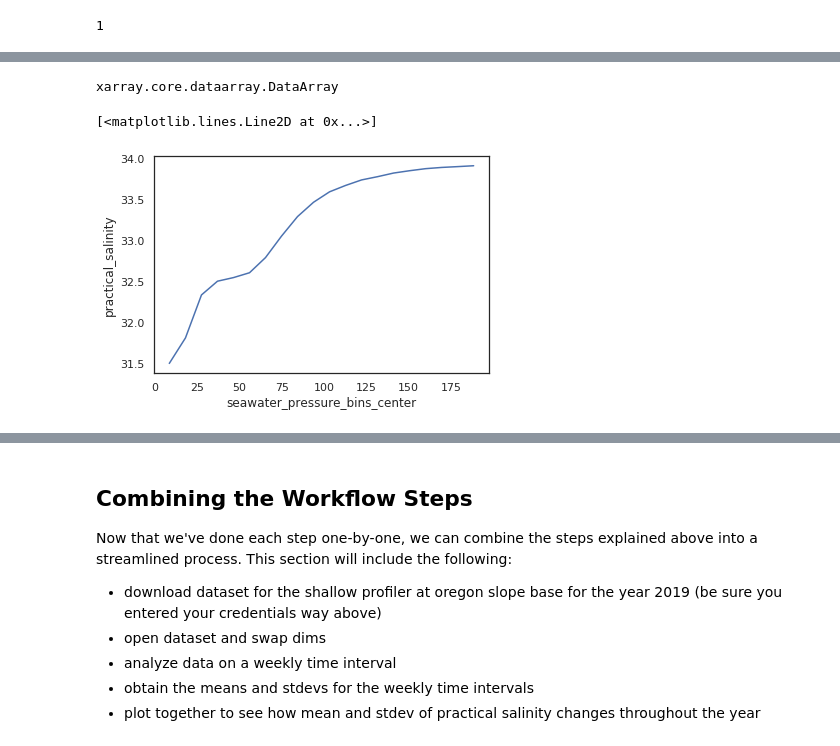
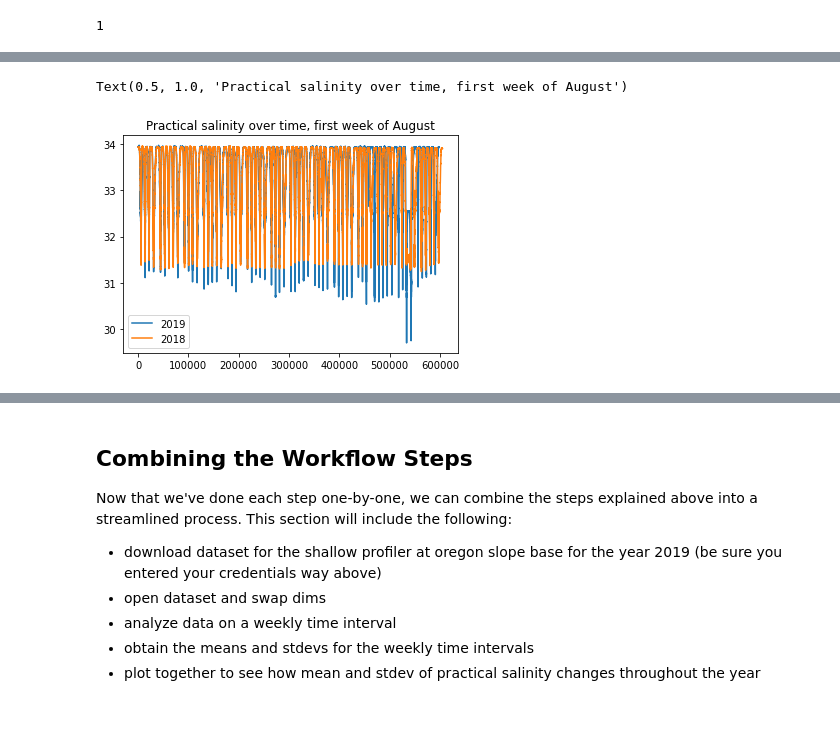
Before and after one commit to Sarah-BC/eScience-Work, a Jupyter notebook: canon-explore.ipynb, the cells around one changed output, grey strips where cells are left out. Cells and saved outputs as stored; diff of their text form; code cells hidden in the pictures; blank space fills up the shorter version.

```diff
--- a/canon-explore.ipynb
+++ b/canon-explore.ipynb
@@ -409,18 +426,19 @@ ds.practical_salinity.plot()
+# %%
+# This plot needs the x-axis labels to be changed from seconds to dates 08-01 to 08-08
+
+plt.plot(ds_2019.practical_salinity, label=2019)
+plt.plot(ds_2018.practical_salinity, label=2018)
+plt.legend()
+plt.title('Practical salinity over time, first week of August')
+# %% [output]
+Text(0.5, 1.0, 'Practical salinity over time, first week of August')
+[figure, added]
 # %%
 dsps = ds.practical_salinity
 dsps_bin = dsps.groupby_bins(group = depth, bins = 20)
 # %%
 # Let's get a variable that has the means of practical salinity for each depth bin
-dsps_mean = dsps_bin.mean()
-dsps_mean_2018 = dsps_mean
+dsps_mean_2018 = dsps_bin.mean()
 
 # We also want the standard deviation
-dsps_stdev = dsps_bin.std()
-dsps_stdev_2018 = dsps_stdev
+dsps_stdev_2018 = dsps_bin.std()
-# %% [output]
-xarray.core.dataarray.DataArray
-# %%
-dsps_mean.plot(x='seawater_pressure_bins')
-# %% [output]
-[<matplotlib.lines.Line2D at 0x...>]
-[figure, removed]
```
Also changed, not shown: parts of 19 cells of this notebook.
